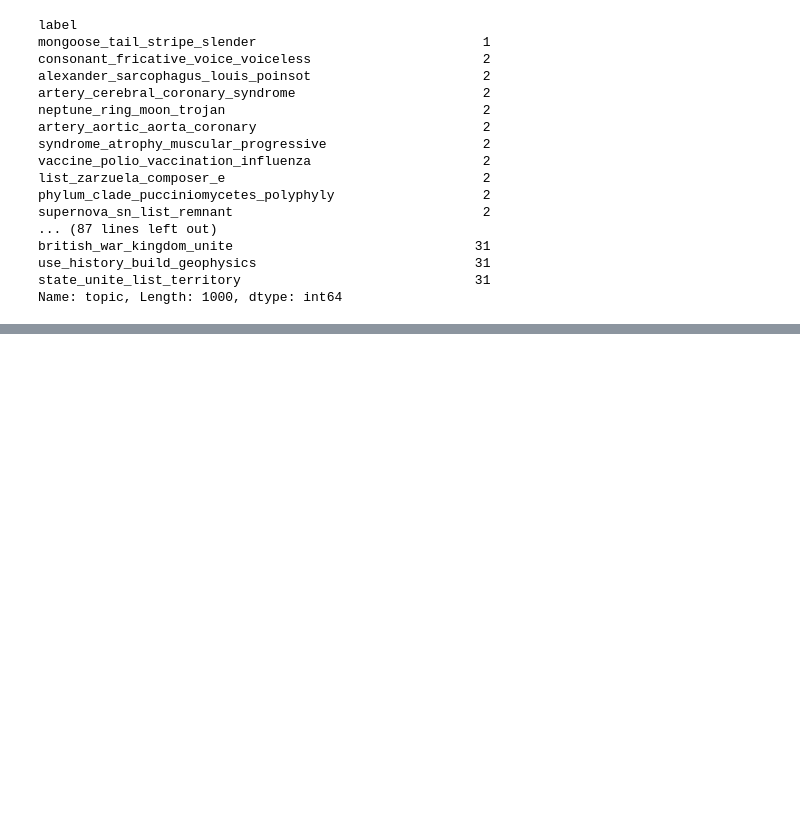
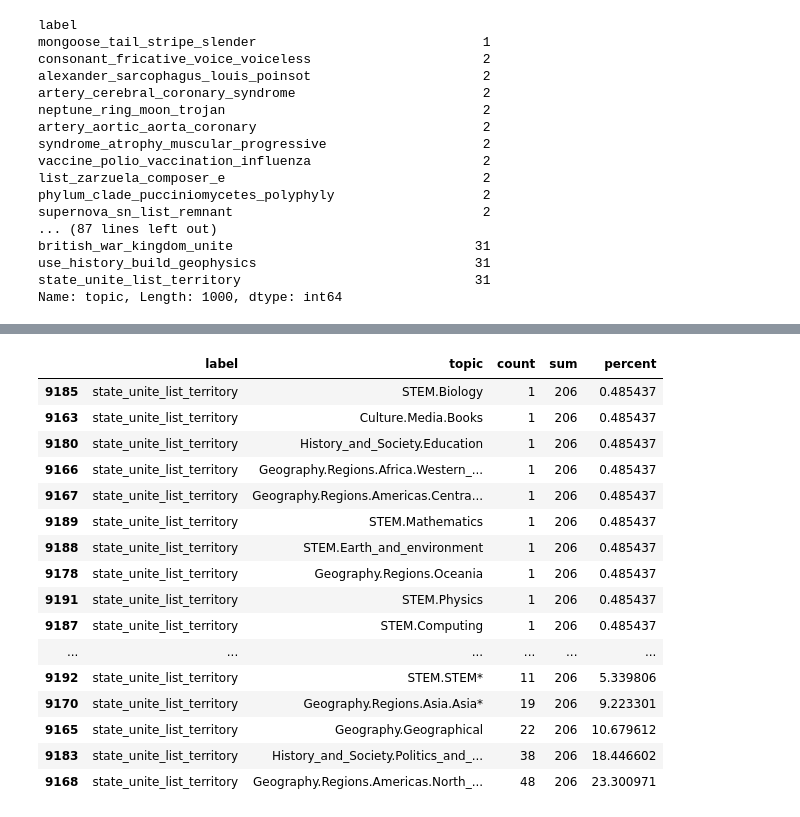
Before and after one commit to jmaddock/knowledge_graph, a Jupyter notebook: eval_2_1000_clusteres_ORES_comparison_6-14-20.ipynb, the cells around one changed output, grey strips where cells are left out. Cells and saved outputs as stored; diff of their text form; code cells hidden in the pictures; blank space fills up the shorter version.

```diff
--- a/eval_2_1000_clusteres_ORES_comparison_6-14-20.ipynb
+++ b/eval_2_1000_clusteres_ORES_comparison_6-14-20.ipynb
@@ -222 +227,21 @@ Series([], dtype: int64)
+# %%
+percent_df.loc[percent_df['label'] == 'state_unite_list_territory'].sort_values('percent')
+# %% [output]
+|  | label | topic | count | sum | percent |
+| 9185 | state_unite_list_territory | STEM.Biology | 1 | 206 | 0.485437 |
+| 9163 | state_unite_list_territory | Culture.Media.Books | 1 | 206 | 0.485437 |
+| 9180 | state_unite_list_territory | History_and_Society.Education | 1 | 206 | 0.485437 |
+| 9166 | state_unite_list_territory | Geography.Regions.Africa.Western_... | 1 | 206 | 0.485437 |
+| 9167 | state_unite_list_territory | Geography.Regions.Americas.Centra... | 1 | 206 | 0.485437 |
+| 9189 | state_unite_list_territory | STEM.Mathematics | 1 | 206 | 0.485437 |
+| 9188 | state_unite_list_territory | STEM.Earth_and_environment | 1 | 206 | 0.485437 |
+| 9178 | state_unite_list_territory | Geography.Regions.Oceania | 1 | 206 | 0.485437 |
+| 9191 | state_unite_list_territory | STEM.Physics | 1 | 206 | 0.485437 |
+| 9187 | state_unite_list_territory | STEM.Computing | 1 | 206 | 0.485437 |
+| ... | ... | ... | ... | ... | ... |
+| 9192 | state_unite_list_territory | STEM.STEM* | 11 | 206 | 5.339806 |
+| 9170 | state_unite_list_territory | Geography.Regions.Asia.Asia* | 19 | 206 | 9.223301 |
+| 9165 | state_unite_list_territory | Geography.Geographical | 22 | 206 | 10.679612 |
+| 9183 | state_unite_list_territory | History_and_Society.Politics_and_... | 38 | 206 | 18.446602 |
+| 9168 | state_unite_list_territory | Geography.Regions.Americas.North_... | 48 | 206 | 23.300971 |
 # %%
```
Also changed, not shown: parts of 32 cells of this notebook.
